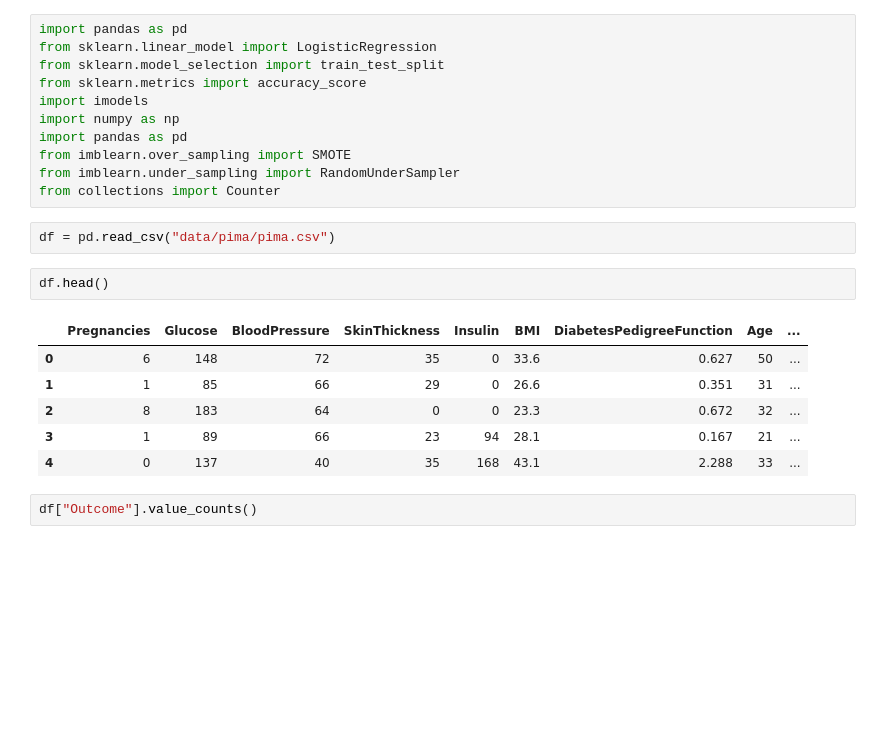
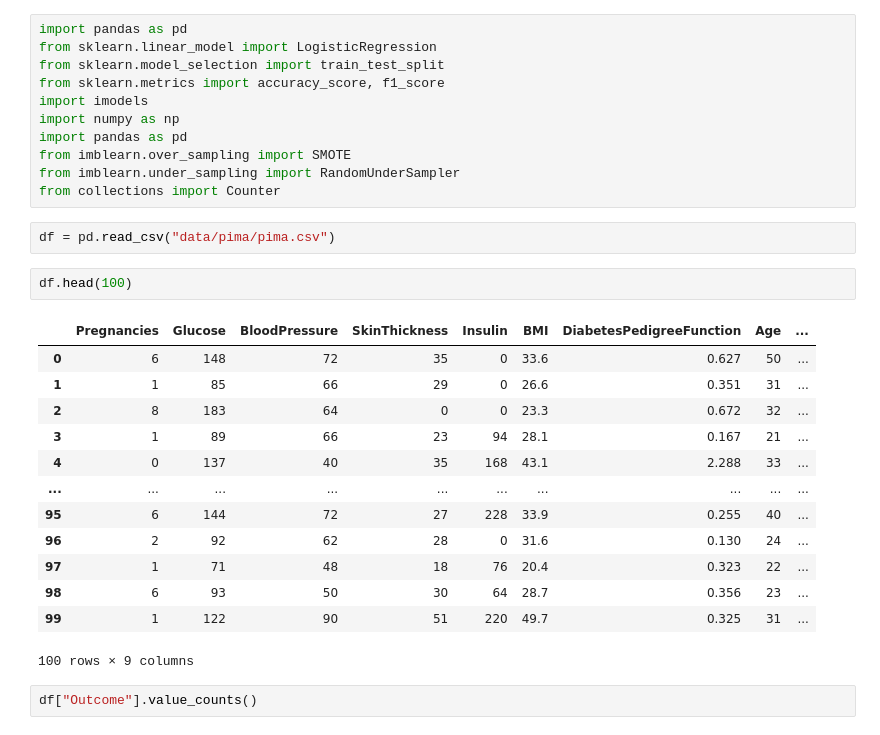
Before and after one commit to lucacorbucci/fire360, a Jupyter notebook: pima.ipynb, the cells around one changed output. Saved outputs shown, nothing was run; the diff lists cells and outputs as text; blank space fills up the shorter version.

```diff
--- a/pima.ipynb
+++ b/pima.ipynb
@@ -2,7 +2,7 @@
 import pandas as pd
 from sklearn.linear_model import LogisticRegression
 from sklearn.model_selection import train_test_split
-from sklearn.metrics import accuracy_score
+from sklearn.metrics import accuracy_score, f1_score
 import imodels
 import numpy as np
 import pandas as pd
@@ -12,14 +12,21 @@ from collections import Counter
 # %%
 df = pd.read_csv("data/pima/pima.csv")
 # %%
-df.head()
+df.head(100)
 # %% [output]
 |  | Pregnancies | Glucose | BloodPressure | SkinThickness | Insulin | BMI | DiabetesPedigreeFunction | Age | ... |
 | 0 | 6 | 148 | 72 | 35 | 0 | 33.6 | 0.627 | 50 | ... |
 | 1 | 1 | 85 | 66 | 29 | 0 | 26.6 | 0.351 | 31 | ... |
 | 2 | 8 | 183 | 64 | 0 | 0 | 23.3 | 0.672 | 32 | ... |
 | 3 | 1 | 89 | 66 | 23 | 94 | 28.1 | 0.167 | 21 | ... |
 | 4 | 0 | 137 | 40 | 35 | 168 | 43.1 | 2.288 | 33 | ... |
+| ... | ... | ... | ... | ... | ... | ... | ... | ... | ... |
+| 95 | 6 | 144 | 72 | 27 | 228 | 33.9 | 0.255 | 40 | ... |
+| 96 | 2 | 92 | 62 | 28 | 0 | 31.6 | 0.130 | 24 | ... |
+| 97 | 1 | 71 | 48 | 18 | 76 | 20.4 | 0.323 | 22 | ... |
+| 98 | 6 | 93 | 50 | 30 | 64 | 28.7 | 0.356 | 23 | ... |
+| 99 | 1 | 122 | 90 | 51 | 220 | 49.7 | 0.325 | 31 | ... |
+100 rows × 9 columns
 # %%
 df["Outcome"].value_counts()
 # %% [output]
```
Also changed, not shown: parts of 18 cells of this notebook, 15 other files.
